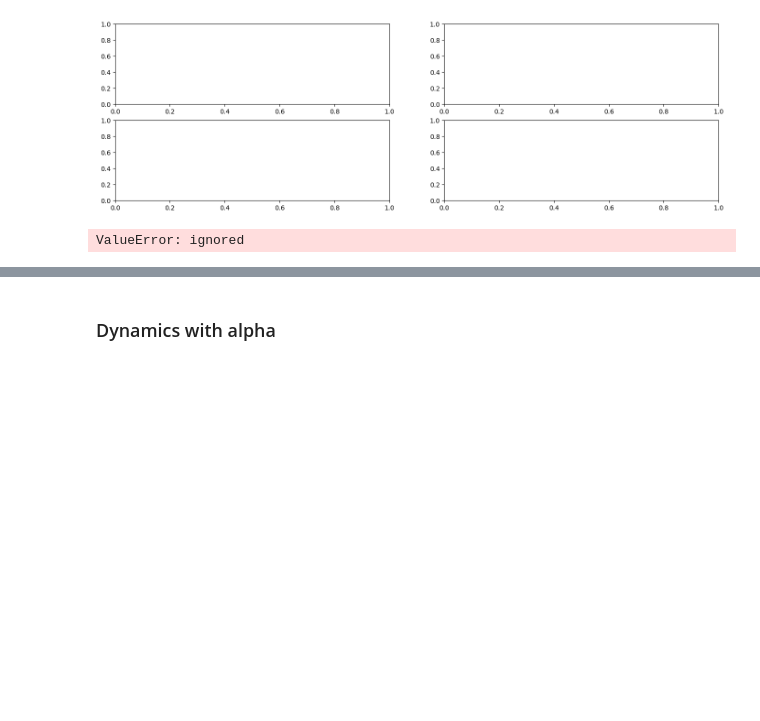
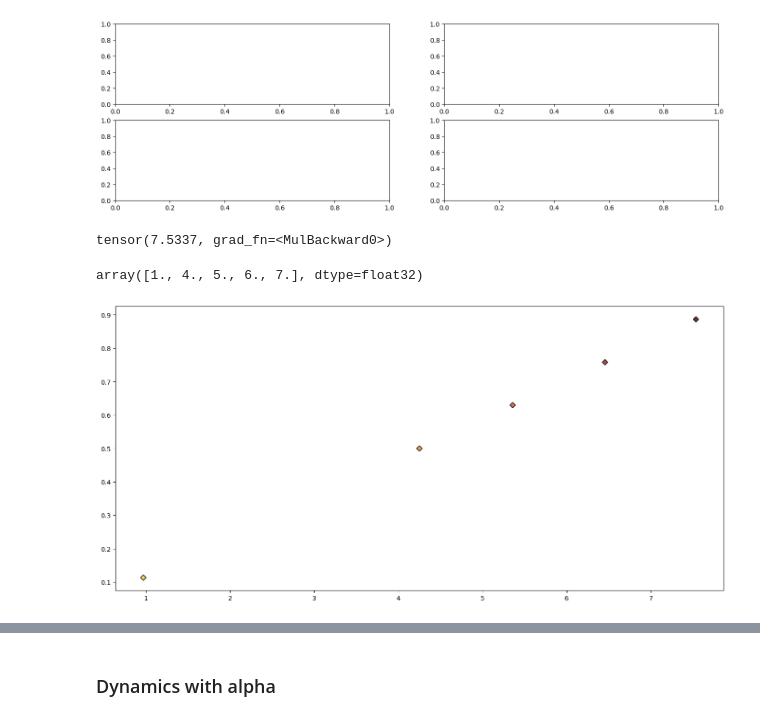
Before and after one commit to katduecker/dnn_osci, a Jupyter notebook: DynNN_figures_thesis.ipynb, the cells around one changed output, grey strips where cells are left out. Cells and saved outputs as stored; diff of their text form; code cells hidden in the pictures; blank space fills up the shorter version.

```diff
--- a/DynNN_figures_thesis.ipynb
+++ b/DynNN_figures_thesis.ipynb
@@ -935,24 +952,36 @@ Z1ta,Z2ta,H1ta,R1ta, H2ta, R2ta, Ota = euler_dyn_2layer(model2,x_train[0],params
 fig, ax = plt.subplots(2,2)
 # %% [output]
 [figure]
-# %%
-## Find fixed point numerically
-
-from scipy.optimize import fsolve
-
-def func(x,Z,c,S):
-
-  return (Z/(c-1))+(S/(c-1))*(np.log(1/x-1)/2-2.5)-x
-
-Hstar = fsolve(func,0.3,args=(6.5,8.5,0.05))
-
-Hstar
-
-Rstar = 1.3*6.5 * Hstar
-
-Hstar
-# %% [output]
-ValueError: ignored
+# %%
+
+
+Hstar = fsolve(func,0.001,args=(torch.max(Z_round).detach().numpy(),c.detach().numpy(),S))[0]
+
+c*Hstar
+# %% [output]
+tensor(7.5337, grad_fn=<MulBackward0>)
+# %%
+Z_idx
+# %% [output]
+array([1., 4., 5., 6., 7.], dtype=float32)
+# %%
+## only active nodes
+Z = Z21.detach().cpu()
+Z_round = np.round(Z)
+Z_round_idx = np.argsort(Z_round)
+Z_round_sort = np.sort(Z_round)
+Z_round_unique_idx = np.unique(Z_round_sort,return_index=True)
+
+Z_idx = tuple((Z_round_unique_idx[0][Z_round_unique_idx[0]>0],Z_round_unique_idx[1][Z_round_unique_idx[0]>0]))
+
+for i,z in enumerate(Z_idx[1]):
+  # fixed point
+  Hstar = fsolve(func,0.001,args=(Z_round_sort[z],c.detach().numpy(),S))[0]
+  Rstar = c.detach().numpy()*Hstar
+
+  plt.plot(Rstar,Hstar,'D',color = cmz[i+1],mec='k')
+# %% [output]
+[figure, added]
 # %%
 ## Output
 
```
Also changed, not shown: parts of 6 cells of this notebook.
